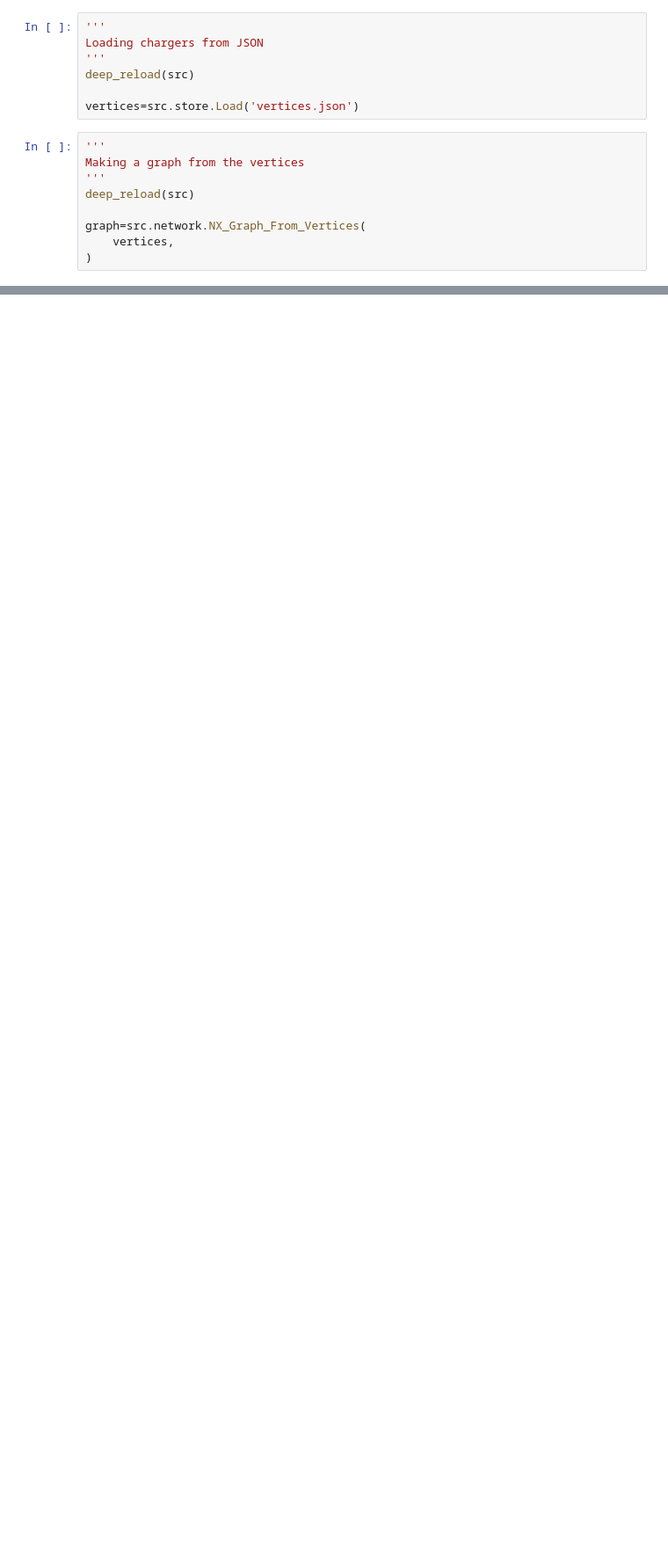
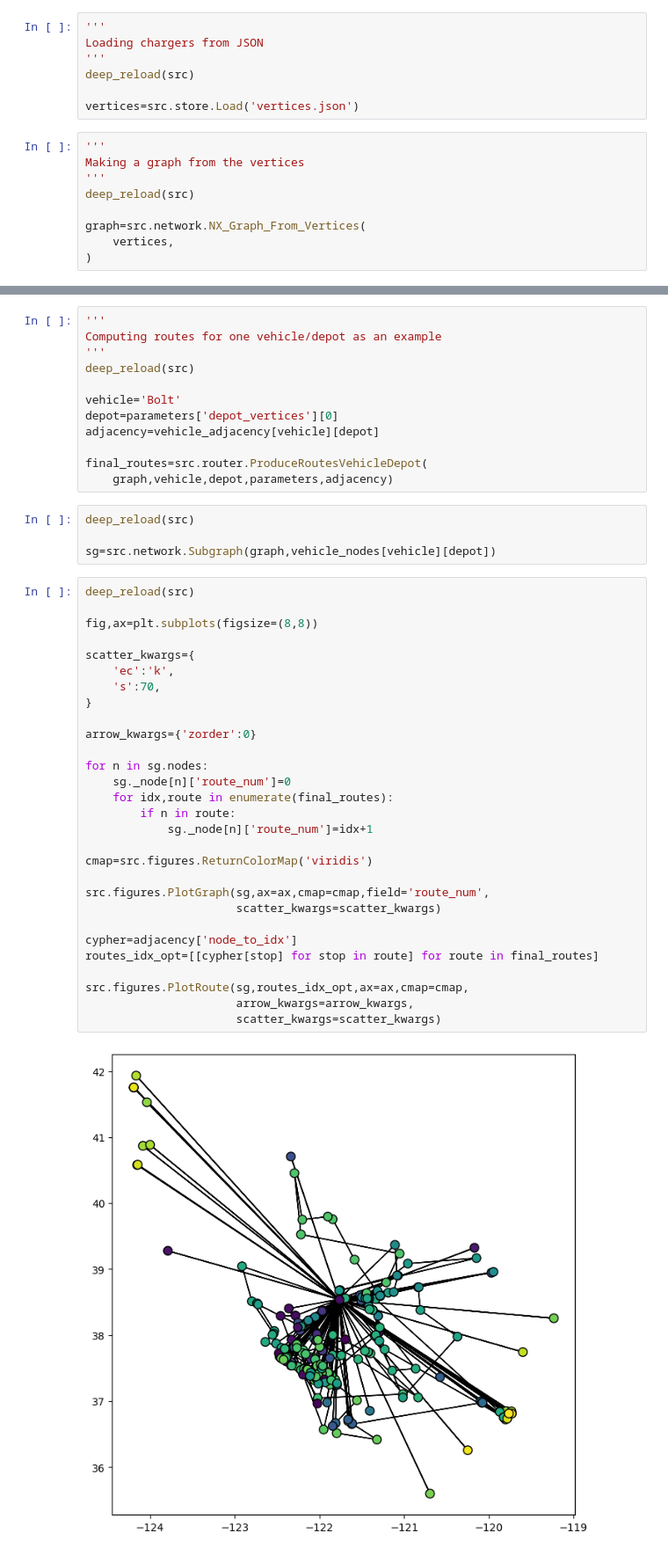
Before and after one commit to airabino/electric_vrp, a Jupyter notebook: Routing.ipynb, the cells around one changed output, grey strips where cells are left out. Shown at 88% size. Cells and saved outputs as stored; diff of their text form; blank space fills up the shorter version.

```diff
--- a/Routing.ipynb
+++ b/Routing.ipynb
@@ -172,0 +150,47 @@ bucket_assignment=src.assignment.Assign(list(graph.nodes),buckets,parameters['rn
+# %%
+'''
+Computing routes for one vehicle/depot as an example
+'''
+deep_reload(src)
+
+vehicle='Bolt'
+depot=parameters['depot_vertices'][0]
+adjacency=vehicle_adjacency[vehicle][depot]
+
+final_routes=src.router.ProduceRoutesVehicleDepot(
+    graph,vehicle,depot,parameters,adjacency)
+# %%
+deep_reload(src)
+
+sg=src.network.Subgraph(graph,vehicle_nodes[vehicle][depot])
+# %%
+deep_reload(src)
+
+fig,ax=plt.subplots(figsize=(8,8))
+
+scatter_kwargs={
+    'ec':'k',
+    's':70,
+}
+
+arrow_kwargs={'zorder':0}
+
+for n in sg.nodes:
+    sg._node[n]['route_num']=0
+    for idx,route in enumerate(final_routes):
+        if n in route:
+            sg._node[n]['route_num']=idx+1
+
+cmap=src.figures.ReturnColorMap('viridis')
+
+src.figures.PlotGraph(sg,ax=ax,cmap=cmap,field='route_num',
+                      scatter_kwargs=scatter_kwargs)
+
+cypher=adjacency['node_to_idx']
+routes_idx_opt=[[cypher[stop] for stop in route] for route in final_routes]
+
+src.figures.PlotRoute(sg,routes_idx_opt,ax=ax,cmap=cmap,
+                      arrow_kwargs=arrow_kwargs,
+                      scatter_kwargs=scatter_kwargs)
+# %% [output]
+[figure, added]
```
Also changed, not shown: parts of 22 cells of this notebook, 13 other files.
